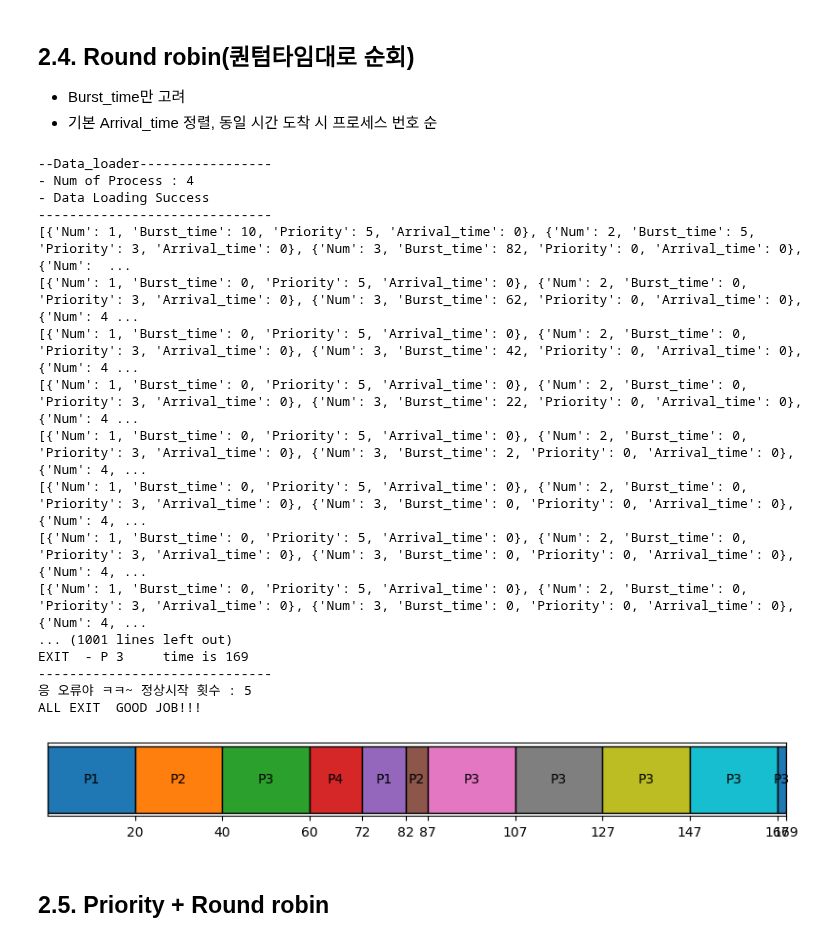
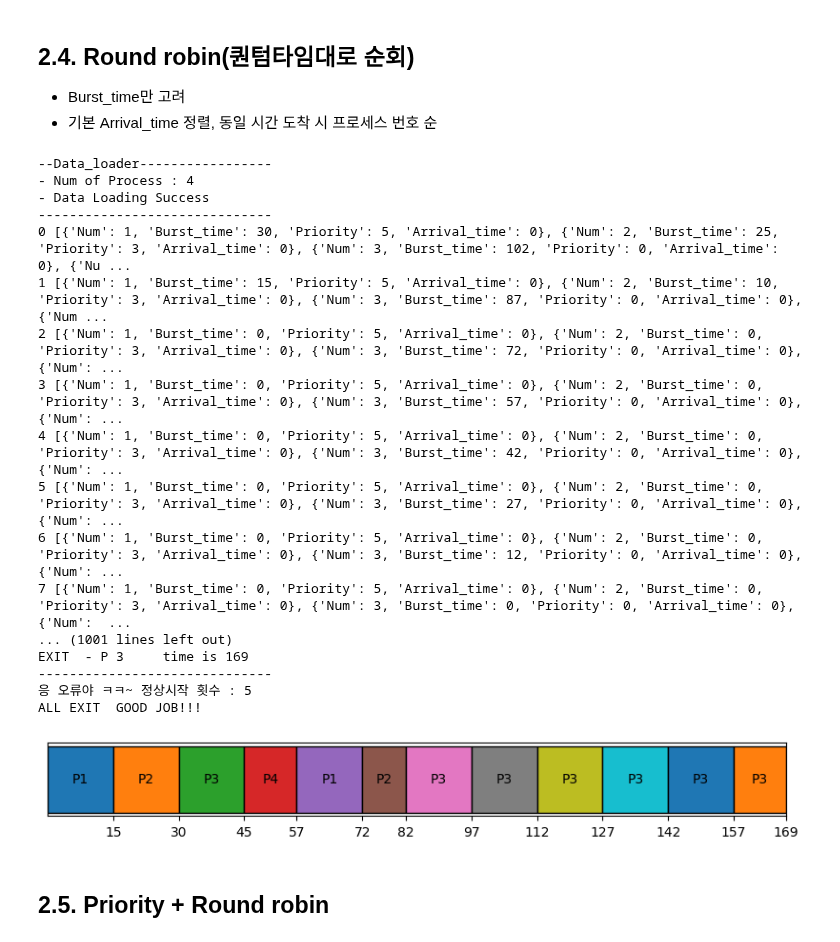
Before and after one commit to jiho264/2023os, a Jupyter notebook: homework01/homework01.ipynb, the cells around one changed output. Drawn from its saved outputs; the diff is of its cells as text; code cells hidden in the pictures.

```diff
--- a/homework01/homework01.ipynb
+++ b/homework01/homework01.ipynb
@@ -295,56 +350,58 @@ ALL EXIT  GOOD JOB!!!
 - Burst_time만 고려
 - 기본 Arrival_time 정렬, 동일 시간 도착 시 프로세스 번호 순
 # %%
-_QUANTUM_TIME_ = 20
+_QUANTUM_TIME_ = 15
 # %%
 _order = []
 _list = data_loader()["list"]
 _copy = copy.deepcopy(_list)
 
 _remainder = []
-_tmp_compare_remainder = []
+
 for _now_time in range(_MAX_TIME_LENGTH_):
+
     # 도착하면 수행 가능 리스트에 넣기
     for _process in _list:
         if (_now_time == _process['Arrival_time']):
             _remainder.append(_process)
-
-    # 그대로 스케쥴링 진행
+    # print(_now_time, _remainder)
+    # 리스트 내에서 스케쥴링 진행
     for _sorted_process in _remainder:
         # 남은 작업이 있을 때에,
         if (_sorted_process['Burst_time'] > 0):
             # 더 적게 남으면 Burst_time만
             if (_sorted_process['Burst_time'] < _QUANTUM_TIME_):
                 _order.append(
                     [_sorted_process['Num'], _sorted_process['Burst_time']])
                 _sorted_process['Burst_time'] -= _sorted_process['Burst_time']
             # 동일하거나 더 많이 남으면 _QUANTUM_TIME_ 만큼만
             else:
                 _order.append([_sorted_process['Num'], _QUANTUM_TIME_])
                 _sorted_process['Burst_time'] -= _QUANTUM_TIME_
-    print(_remainder)
+
 # 종료 사인
 _order.append([_NON_PROCESS_, _ALL_JOB_IS_DONE_])
+
 draw(_copy, _order)
 # %% [output]
 --Data_loader-----------------
 - Num of Process : 4
 - Data Loading Success
 ------------------------------
-[{'Num': 1, 'Burst_time': 10, 'Priority': 5, 'Arrival_time': 0}, {'Num': 2, 'Burst_time': 5, 'Priority': 3, 'Arrival_time': 0}, {'Num': 3, 'Burst_time': 82, 'Priority': 0, 'Arrival_time': 0}, {'Num':  ...
-[{'Num': 1, 'Burst_time': 0, 'Priority': 5, 'Arrival_time': 0}, {'Num': 2, 'Burst_time': 0, 'Priority': 3, 'Arrival_time': 0}, {'Num': 3, 'Burst_time': 62, 'Priority': 0, 'Arrival_time': 0}, {'Num': 4 ...
-[{'Num': 1, 'Burst_time': 0, 'Priority': 5, 'Arrival_time': 0}, {'Num': 2, 'Burst_time': 0, 'Priority': 3, 'Arrival_time': 0}, {'Num': 3, 'Burst_time': 42, 'Priority': 0, 'Arrival_time': 0}, {'Num': 4 ...
-[{'Num': 1, 'Burst_time': 0, 'Priority': 5, 'Arrival_time': 0}, {'Num': 2, 'Burst_time': 0, 'Priority': 3, 'Arrival_time': 0}, {'Num': 3, 'Burst_time': 22, 'Priority': 0, 'Arrival_time': 0}, {'Num': 4 ...
-[{'Num': 1, 'Burst_time': 0, 'Priority': 5, 'Arrival_time': 0}, {'Num': 2, 'Burst_time': 0, 'Priority': 3, 'Arrival_time': 0}, {'Num': 3, 'Burst_time': 2, 'Priority': 0, 'Arrival_time': 0}, {'Num': 4, ...
-[{'Num': 1, 'Burst_time': 0, 'Priority': 5, 'Arrival_time': 0}, {'Num': 2, 'Burst_time': 0, 'Priority': 3, 'Arrival_time': 0}, {'Num': 3, 'Burst_time': 0, 'Priority': 0, 'Arrival_time': 0}, {'Num': 4, ...
-[{'Num': 1, 'Burst_time': 0, 'Priority': 5, 'Arrival_time': 0}, {'Num': 2, 'Burst_time': 0, 'Priority': 3, 'Arrival_time': 0}, {'Num': 3, 'Burst_time': 0, 'Priority': 0, 'Arrival_time': 0}, {'Num': 4, ...
-[{'Num': 1, 'Burst_time': 0, 'Priority': 5, 'Arrival_time': 0}, {'Num': 2, 'Burst_time': 0, 'Priority': 3, 'Arrival_time': 0}, {'Num': 3, 'Burst_time': 0, 'Priority': 0, 'Arrival_time': 0}, {'Num': 4, ...
+0 [{'Num': 1, 'Burst_time': 30, 'Priority': 5, 'Arrival_time': 0}, {'Num': 2, 'Burst_time': 25, 'Priority': 3, 'Arrival_time': 0}, {'Num': 3, 'Burst_time': 102, 'Priority': 0, 'Arrival_time': 0}, {'Nu ...
+1 [{'Num': 1, 'Burst_time': 15, 'Priority': 5, 'Arrival_time': 0}, {'Num': 2, 'Burst_time': 10, 'Priority': 3, 'Arrival_time': 0}, {'Num': 3, 'Burst_time': 87, 'Priority': 0, 'Arrival_time': 0}, {'Num ...
+2 [{'Num': 1, 'Burst_time': 0, 'Priority': 5, 'Arrival_time': 0}, {'Num': 2, 'Burst_time': 0, 'Priority': 3, 'Arrival_time': 0}, {'Num': 3, 'Burst_time': 72, 'Priority': 0, 'Arrival_time': 0}, {'Num': ...
+3 [{'Num': 1, 'Burst_time': 0, 'Priority': 5, 'Arrival_time': 0}, {'Num': 2, 'Burst_time': 0, 'Priority': 3, 'Arrival_time': 0}, {'Num': 3, 'Burst_time': 57, 'Priority': 0, 'Arrival_time': 0}, {'Num': ...
+4 [{'Num': 1, 'Burst_time': 0, 'Priority': 5, 'Arrival_time': 0}, {'Num': 2, 'Burst_time': 0, 'Priority': 3, 'Arrival_time': 0}, {'Num': 3, 'Burst_time': 42, 'Priority': 0, 'Arrival_time': 0}, {'Num': ...
+5 [{'Num': 1, 'Burst_time': 0, 'Priority': 5, 'Arrival_time': 0}, {'Num': 2, 'Burst_time': 0, 'Priority': 3, 'Arrival_time': 0}, {'Num': 3, 'Burst_time': 27, 'Priority': 0, 'Arrival_time': 0}, {'Num': ...
+6 [{'Num': 1, 'Burst_time': 0, 'Priority': 5, 'Arrival_time': 0}, {'Num': 2, 'Burst_time': 0, 'Priority': 3, 'Arrival_time': 0}, {'Num': 3, 'Burst_time': 12, 'Priority': 0, 'Arrival_time': 0}, {'Num': ...
+7 [{'Num': 1, 'Burst_time': 0, 'Priority': 5, 'Arrival_time': 0}, {'Num': 2, 'Burst_time': 0, 'Priority': 3, 'Arrival_time': 0}, {'Num': 3, 'Burst_time': 0, 'Priority': 0, 'Arrival_time': 0}, {'Num':  ...
 ... (1001 lines left out)
 EXIT  - P 3     time is 169
 ------------------------------
 응 오류야 ㅋㅋ~ 정상시작 횟수 : 5
 ALL EXIT  GOOD JOB!!!
-[figure, old version]
+[figure, new version]
 # %% [markdown]
 ## 2.5. Priority + Round robin
 # %% [markdown]
```
Also changed, not shown: parts of 1 cell of this notebook.
